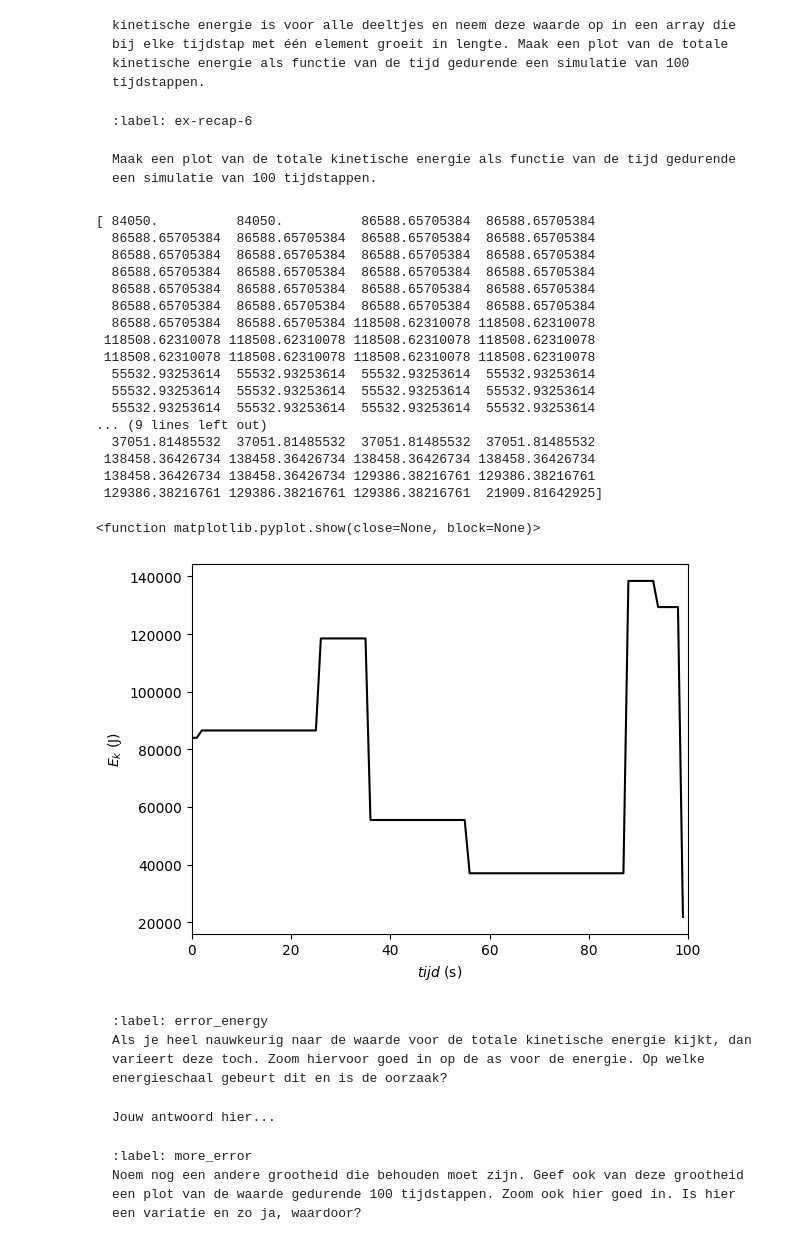
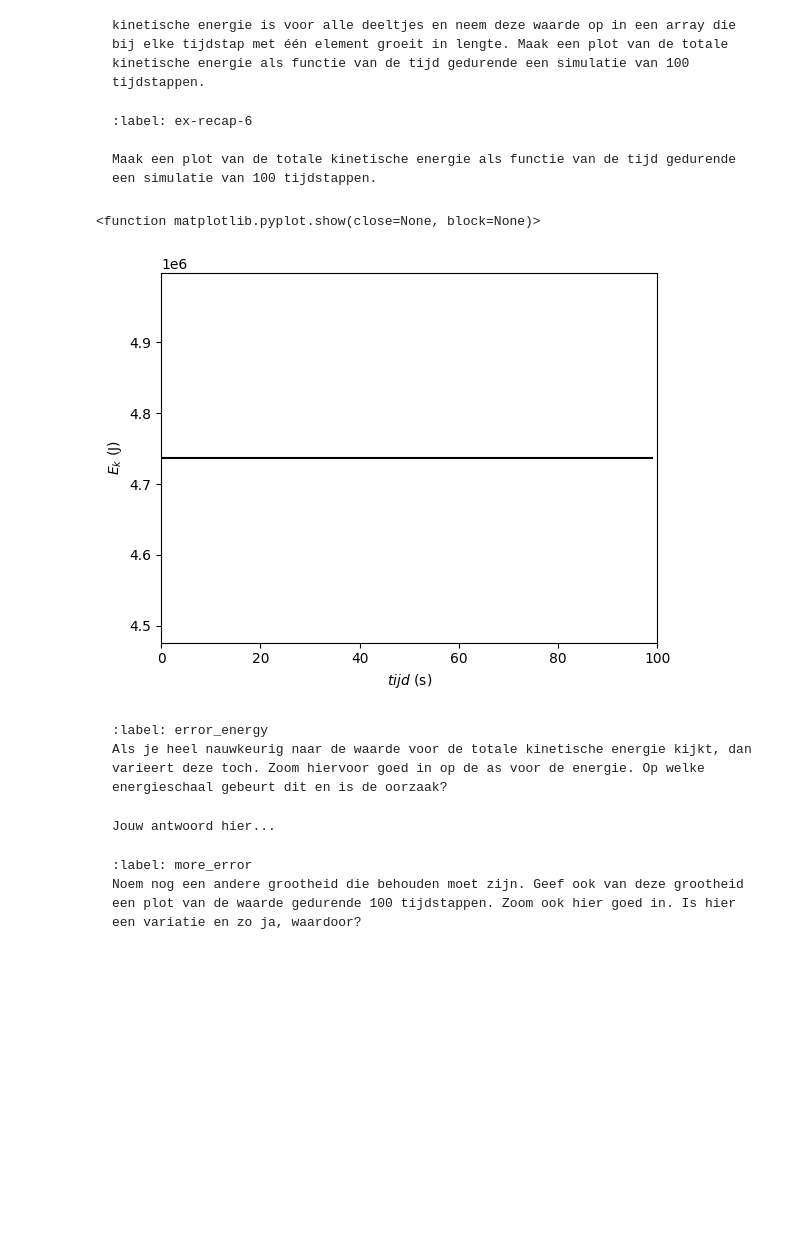
Before and after one commit to BNR33/001TASH, a Jupyter notebook: Content/PySim/3_recap.ipynb, the cells around one changed output. Cells and saved outputs as stored; diff of their text form; code cells hidden in the pictures; blank space fills up the shorter version.

````diff
--- a/Content/PySim/3_recap.ipynb
+++ b/Content/PySim/3_recap.ipynb
@@ -360,33 +366,23 @@ Maak een plot van de totale kinetische energie als functie van de tijd gedurende
 ```
 # %%
 x_as = np.arange(0,100,1)
-print(tot_E_k)
+
+bruh = np.arange(0, 100, 1)
+E_k_tottot = 0
+
+for i in bruh:
+    E_k_tottot = tot_E_k[i] + E_k_tottot
+
+E_k_tottotfinal = np.full(100, E_k_tottot)
 plt.figure()
 plt.xlabel("$tijd$ (s)")
 plt.ylabel("$E_k$ (J)")
-plt.plot(x_as, tot_E_k, "k-")
+plt.plot(x_as, E_k_tottotfinal, "k-")
 plt.xlim(0,100)
 plt.show
 # %% [output]
-[ 84050.          84050.          86588.65705384  86588.65705384
-  86588.65705384  86588.65705384  86588.65705384  86588.65705384
-  86588.65705384  86588.65705384  86588.65705384  86588.65705384
-  86588.65705384  86588.65705384  86588.65705384  86588.65705384
-  86588.65705384  86588.65705384  86588.65705384  86588.65705384
-  86588.65705384  86588.65705384  86588.65705384  86588.65705384
-  86588.65705384  86588.65705384 118508.62310078 118508.62310078
- 118508.62310078 118508.62310078 118508.62310078 118508.62310078
- 118508.62310078 118508.62310078 118508.62310078 118508.62310078
-  55532.93253614  55532.93253614  55532.93253614  55532.93253614
-  55532.93253614  55532.93253614  55532.93253614  55532.93253614
-  55532.93253614  55532.93253614  55532.93253614  55532.93253614
-... (9 lines left out)
-  37051.81485532  37051.81485532  37051.81485532  37051.81485532
- 138458.36426734 138458.36426734 138458.36426734 138458.36426734
- 138458.36426734 138458.36426734 129386.38216761 129386.38216761
- 129386.38216761 129386.38216761 129386.38216761  21909.81642925]
+<function matplotlib.pyplot.show(close=None, block=None)>
-<function matplotlib.pyplot.show(close=None, block=None)>
-[figure, old version]
+[figure, new version]
 # %%
 #your code/answer
 # %% [markdown]
````
Also changed, not shown: parts of 3 cells of this notebook.
